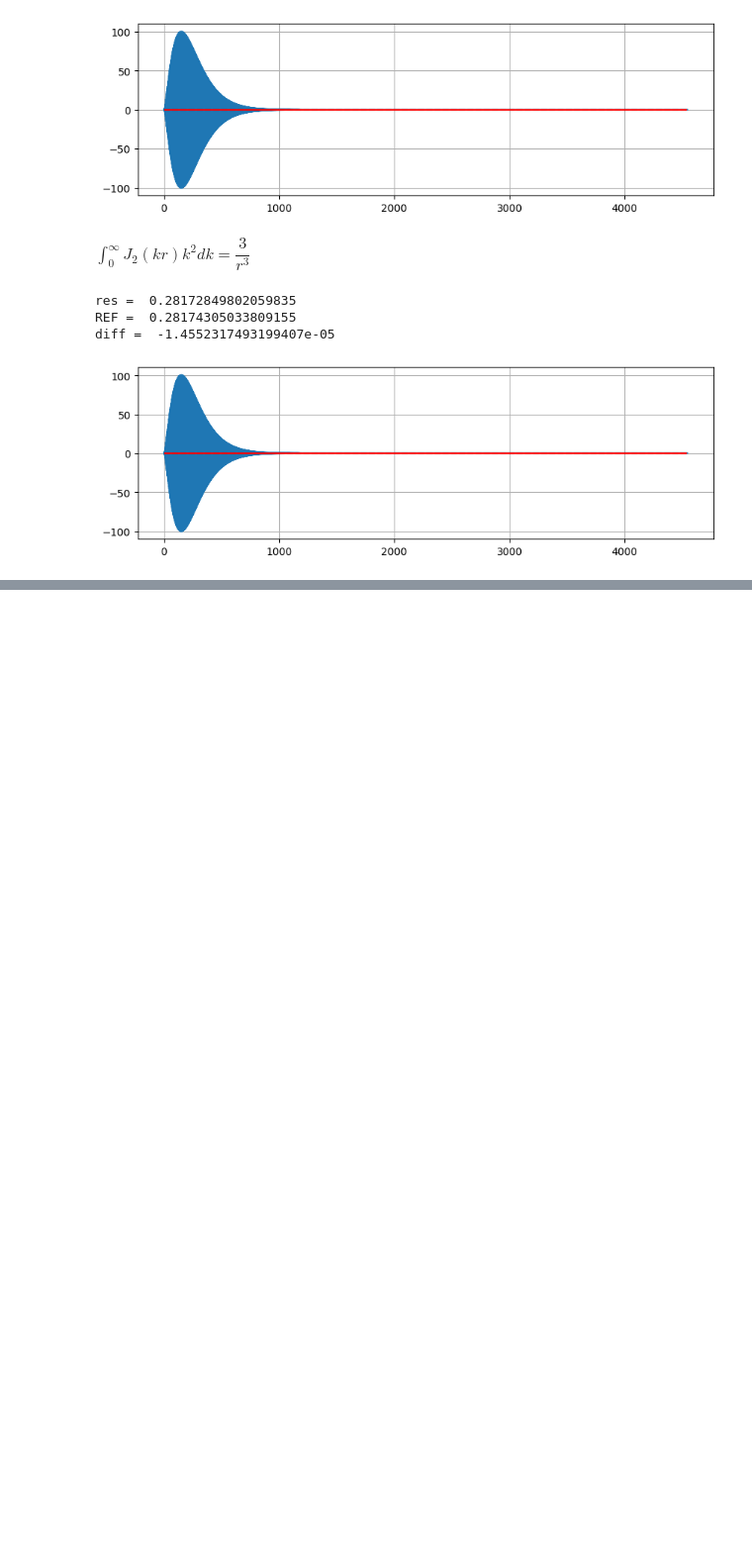
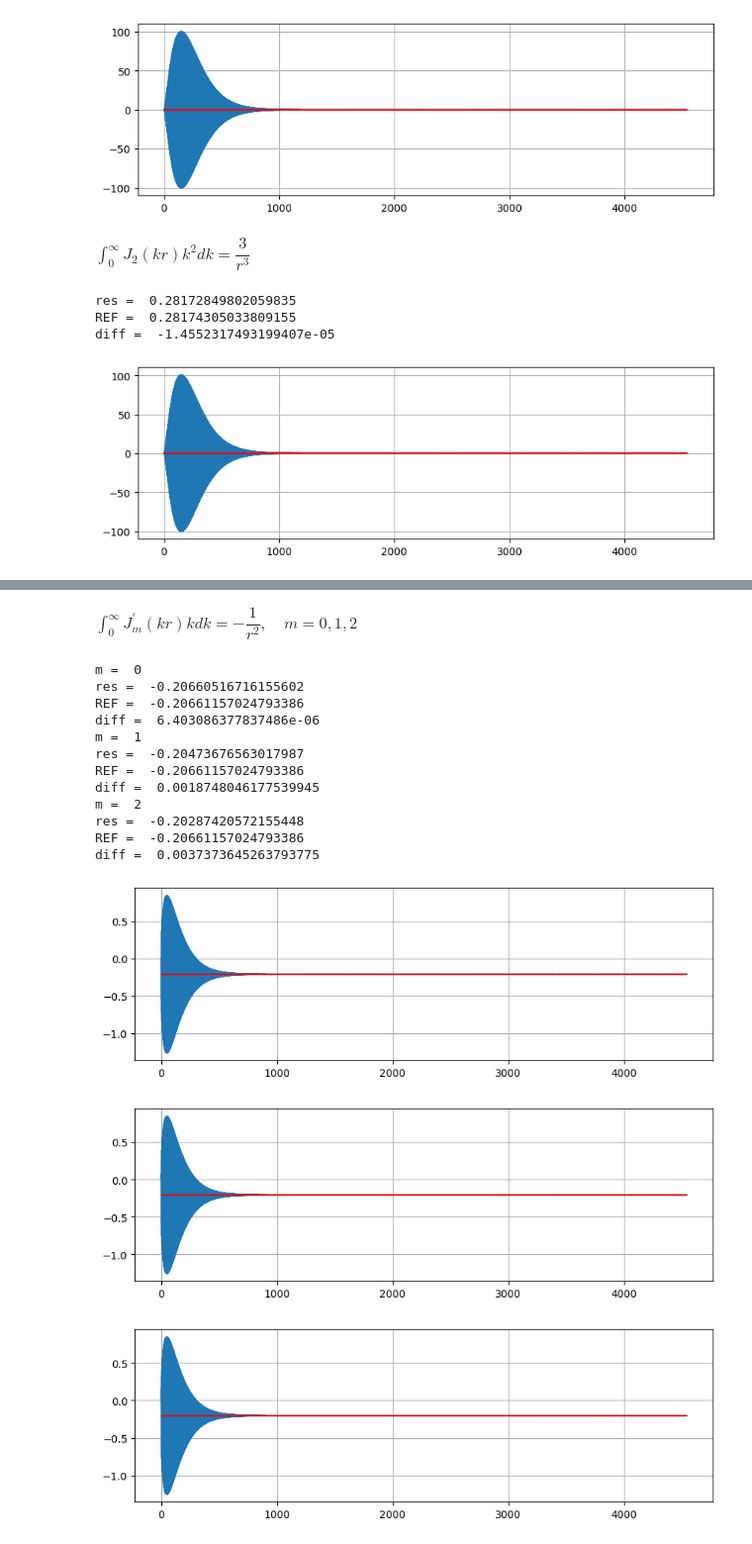
Before and after one commit to Dengda98/PyGRT, a Jupyter notebook: docs/source/Formula/k-integral/check_DCM_formula.ipynb, the cells around one changed output, grey strips where cells are left out. Shown at 99% size. Saved outputs shown, nothing was run; the diff lists cells and outputs as text; code cells hidden in the pictures; blank space fills up the shorter version.

```diff
--- a/docs/source/Formula/k-integral/check_DCM_formula.ipynb
+++ b/docs/source/Formula/k-integral/check_DCM_formula.ipynb
@@ -207,0 +268,27 @@ diff =  -1.4552317493199407e-05
+# %% [markdown]
+$\int_0^\infty J_m^\prime(kr) k dk = - \dfrac{1}{r^2}, \quad m=0,1,2$
+# %%
+for m in [0, 1, 2]:
+    Jm = exp * jvp(m, kr) * karr
+    Pm = np.cumsum(Jm) * dk
+    res = Pm[-1]
+    REF = - 1 / r**2
+
+    print("m = ", m)
+    plot_diff(res, REF, Pm)
+# %% [output]
+m =  0
+res =  -0.20660516716155602
+REF =  -0.20661157024793386
+diff =  6.403086377837486e-06
+m =  1
+res =  -0.20473676563017987
+REF =  -0.20661157024793386
+diff =  0.0018748046177539945
+m =  2
+res =  -0.20287420572155448
+REF =  -0.20661157024793386
+diff =  0.0037373645263793775
+[figure, added]
+[figure, added]
+[figure, added]
```
Also changed, not shown: parts of 10 cells of this notebook, 4 other files.
